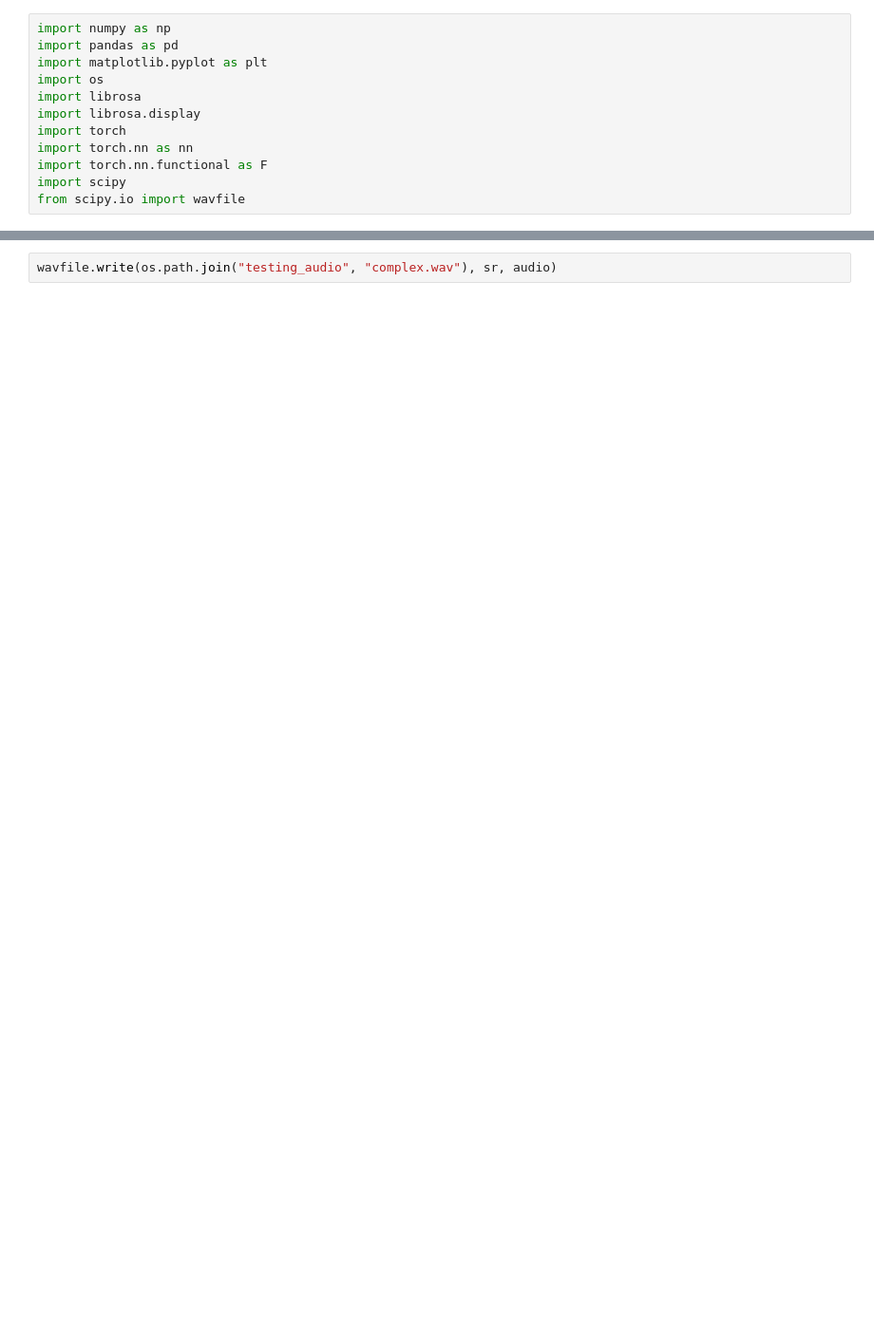
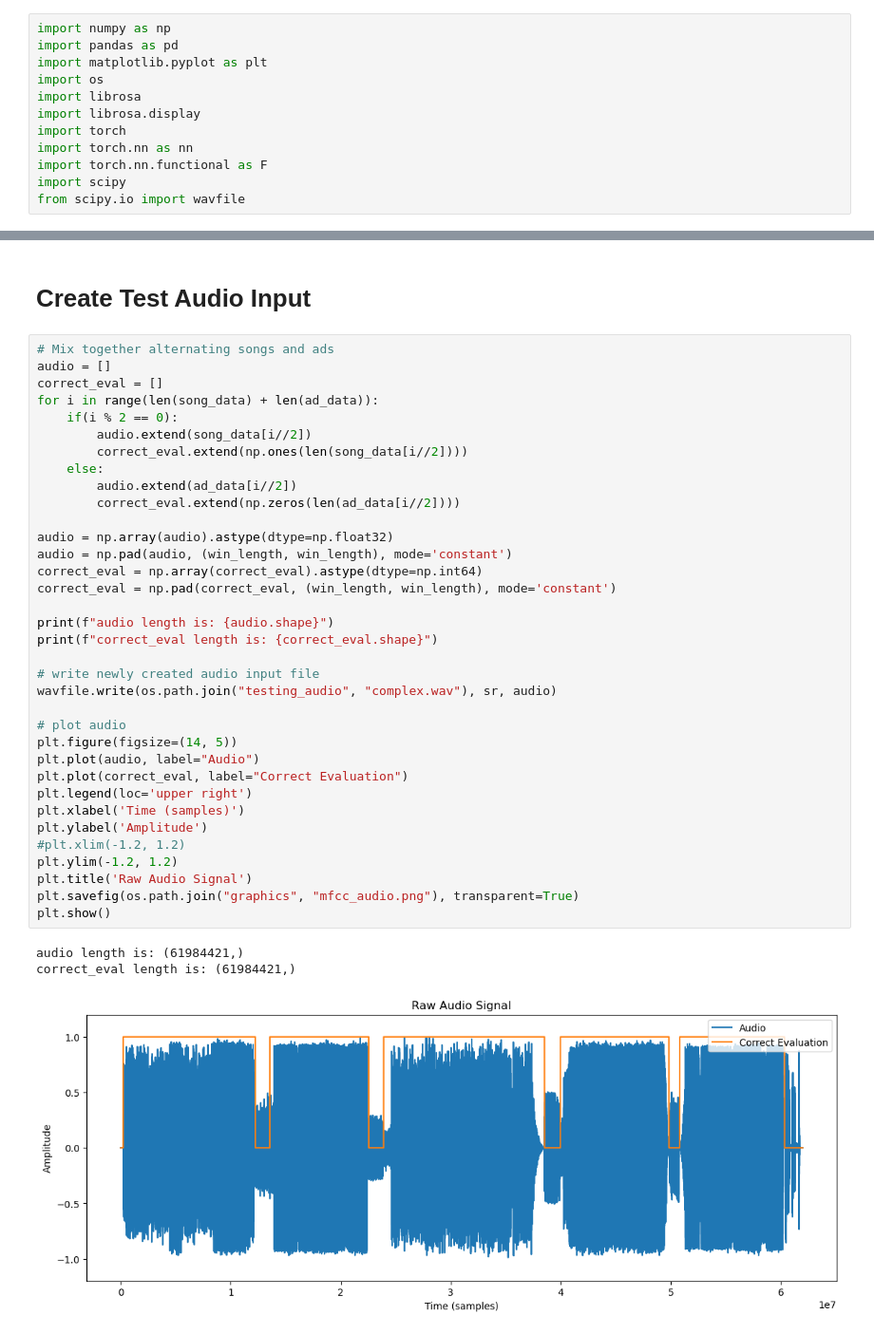
Before and after one commit to sion23/radio-adblock, a Jupyter notebook: cnn_test_complex.ipynb, the cells around one changed output, grey strips where cells are left out. Shown at 95% size. Saved outputs shown, nothing was run; the diff lists cells and outputs as text; blank space fills up the shorter version.

```diff
--- a/cnn_test_complex.ipynb
+++ b/cnn_test_complex.ipynb
@@ -215,2 +224,41 @@ audio length is: (44939861,)
+# %% [markdown]
+# Create Test Audio Input
 # %%
+# Mix together alternating songs and ads
+audio = []
+correct_eval = []
+for i in range(len(song_data) + len(ad_data)):
+    if(i % 2 == 0):
+        audio.extend(song_data[i//2])
+        correct_eval.extend(np.ones(len(song_data[i//2])))
+    else:
+        audio.extend(ad_data[i//2])
+        correct_eval.extend(np.zeros(len(ad_data[i//2])))
+
+audio = np.array(audio).astype(dtype=np.float32)
+audio = np.pad(audio, (win_length, win_length), mode='constant')
+correct_eval = np.array(correct_eval).astype(dtype=np.int64)
+correct_eval = np.pad(correct_eval, (win_length, win_length), mode='constant')
+
+print(f"audio length is: {audio.shape}")
+print(f"correct_eval length is: {correct_eval.shape}")
+
+# write newly created audio input file
 wavfile.write(os.path.join("testing_audio", "complex.wav"), sr, audio)
+
+# plot audio
+plt.figure(figsize=(14, 5))
+plt.plot(audio, label="Audio")
+plt.plot(correct_eval, label="Correct Evaluation")
+plt.legend(loc='upper right')
+plt.xlabel('Time (samples)')
+plt.ylabel('Amplitude')
+#plt.xlim(-1.2, 1.2)
+plt.ylim(-1.2, 1.2)
+plt.title('Raw Audio Signal')
+plt.savefig(os.path.join("graphics", "mfcc_audio.png"), transparent=True)
+plt.show()
+# %% [output]
+audio length is: (61984421,)
+correct_eval length is: (61984421,)
+[figure, added]
```
Also changed, not shown: parts of 44 cells of this notebook, 1 other file.
